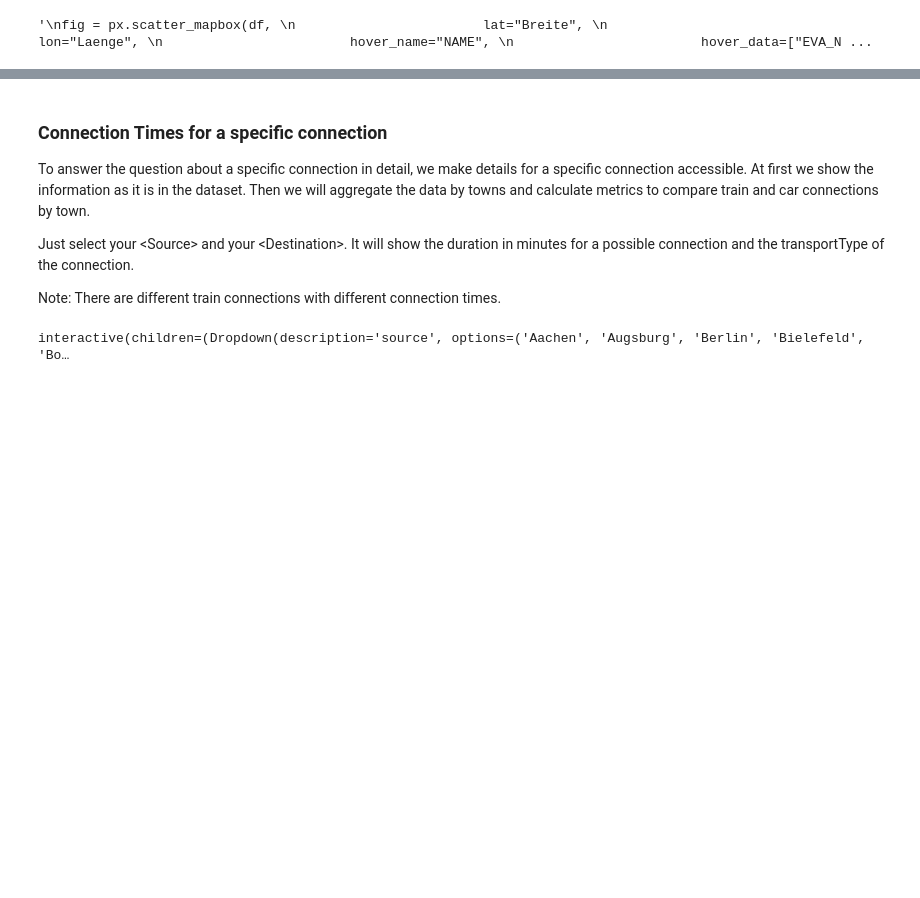
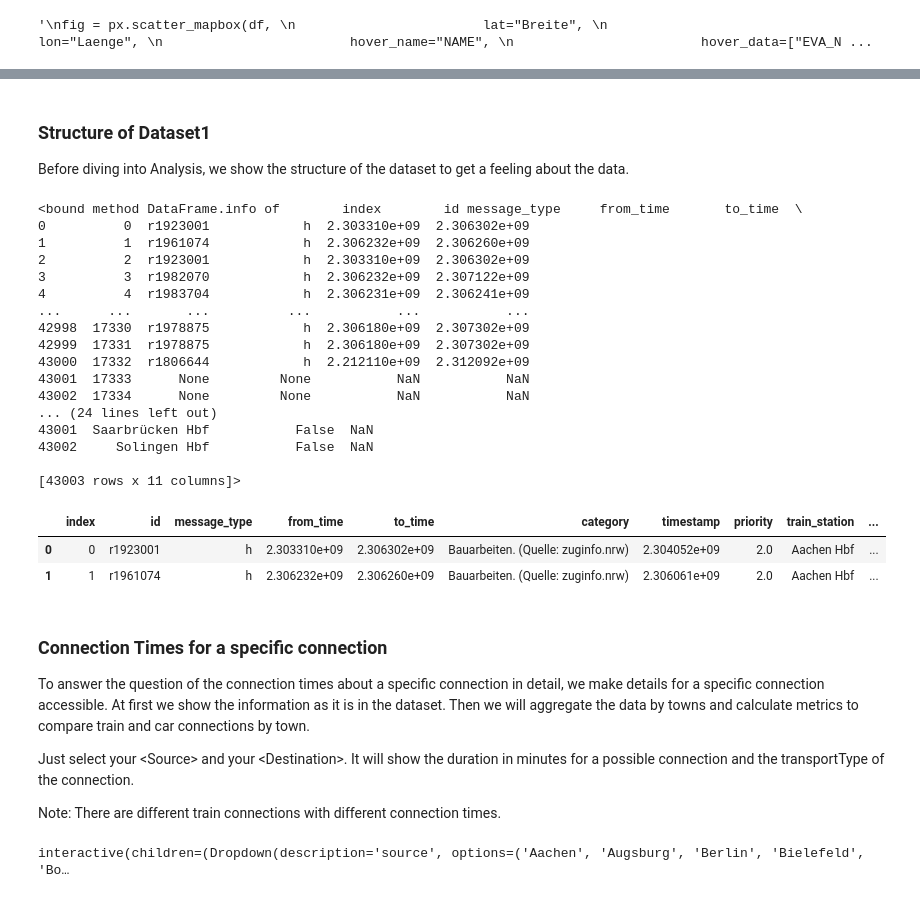
Before and after one commit to dominic0df/2023-amse, a Jupyter notebook: report.ipynb, the cells around one changed output, grey strips where cells are left out. Cells and saved outputs as stored; diff of their text form; code cells hidden in the pictures; blank space fills up the shorter version.

Commit message:
Report writen only dataset 2 results are missing

```diff
--- a/report.ipynb
+++ b/report.ipynb
@@ -113,6 +152,33 @@ fig.show()"""
+# %% [markdown]
+### Structure of Dataset1
+Before diving into Analysis, we show the structure of the dataset to get a feeling about the data.
+# %%
+print(ds2_df.info)
+ds2_df.head(2)
+# %% [output]
+<bound method DataFrame.info of        index        id message_type     from_time       to_time  \
+0          0  r1923001            h  2.303310e+09  2.306302e+09
+1          1  r1961074            h  2.306232e+09  2.306260e+09
+2          2  r1923001            h  2.303310e+09  2.306302e+09
+3          3  r1982070            h  2.306232e+09  2.307122e+09
+4          4  r1983704            h  2.306231e+09  2.306241e+09
+...      ...       ...          ...           ...           ...
+42998  17330  r1978875            h  2.306180e+09  2.307302e+09
+42999  17331  r1978875            h  2.306180e+09  2.307302e+09
+43000  17332  r1806644            h  2.212110e+09  2.312092e+09
+43001  17333      None         None           NaN           NaN
+43002  17334      None         None           NaN           NaN
+... (24 lines left out)
+43001  Saarbrücken Hbf           False  NaN
+43002     Solingen Hbf           False  NaN
+
+[43003 rows x 11 columns]>
+|  | index | id | message_type | from_time | to_time | category | timestamp | priority | train_station | ... |
+| 0 | 0 | r1923001 | h | 2.303310e+09 | 2.306302e+09 | Bauarbeiten. (Quelle: zuginfo.nrw) | 2.304052e+09 | 2.0 | Aachen Hbf | ... |
+| 1 | 1 | r1961074 | h | 2.306232e+09 | 2.306260e+09 | Bauarbeiten. (Quelle: zuginfo.nrw) | 2.306061e+09 | 2.0 | Aachen Hbf | ... |
 # %% [markdown]
 ### Connection Times for a specific connection
-To answer the question about a specific connection in detail, we make details for a specific connection accessible. At first we show the information as it is in the dataset. Then we will aggregate the data by towns and calculate metrics to compare train and car connections by town.
+To answer the question of the connection times about a specific connection in detail, we make details for a specific connection accessible. At first we show the information as it is in the dataset. Then we will aggregate the data by towns and calculate metrics to compare train and car connections by town.
 
 Just select your \<Source\> and your \<Destination\>. It will show the duration in minutes for a possible connection and the transportType of the connection.
 
```
Also changed, not shown: parts of 26 cells of this notebook.
